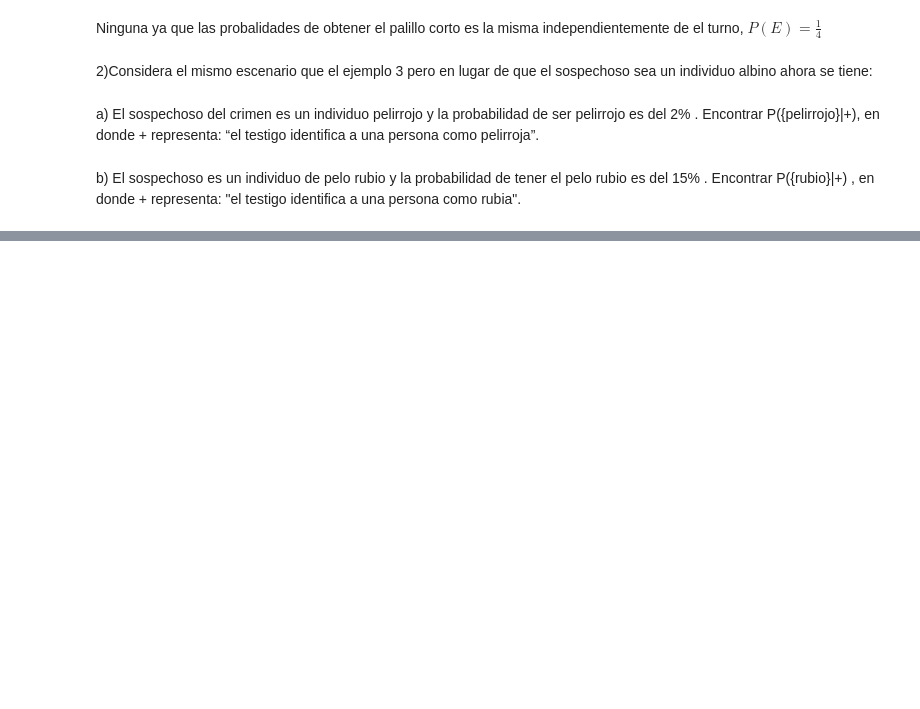
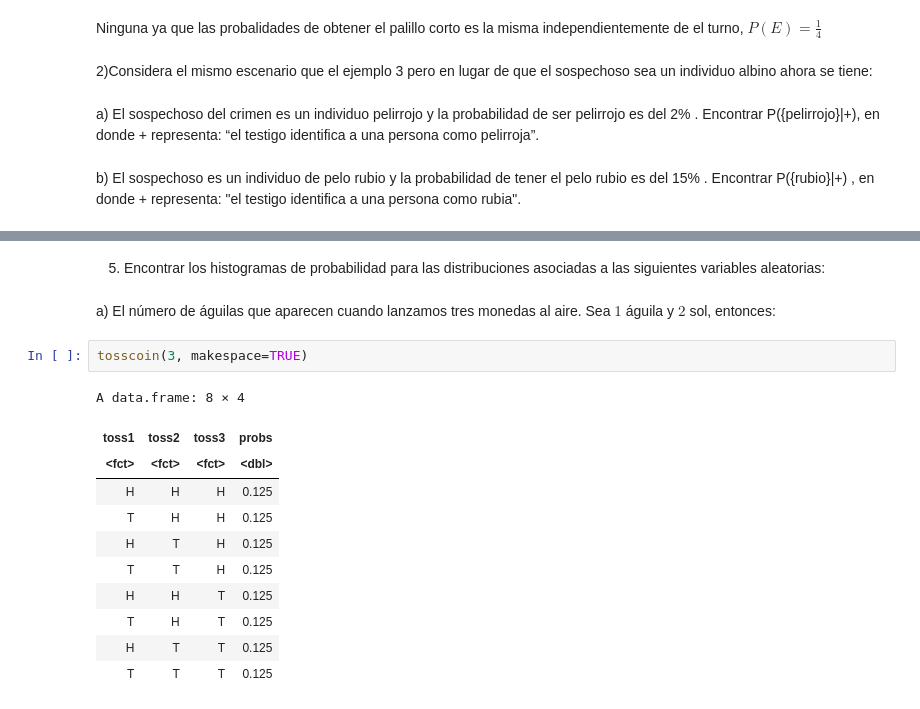
Before and after one commit to carlosgeovany/practicas_propedeutico, a Jupyter notebook: probabilidad_R.ipynb, the cells around one changed output, grey strips where cells are left out. Drawn from its saved outputs; the diff is of its cells as text; blank space fills up the shorter version.

```diff
--- a/probabilidad_R.ipynb
+++ b/probabilidad_R.ipynb
@@ -345,0 +449,19 @@ b) El sospechoso es un individuo de pelo rubio y la probabilidad de tener el pel
+# %% [markdown]
+5) Encontrar los histogramas de probabilidad para las distribuciones asociadas a las siguientes variables aleatorias:
+# %% [markdown]
+a) El número de águilas que aparecen cuando lanzamos tres monedas al aire.
+Sea $1$ águila y $2$ sol, entonces:
+# %%
+tosscoin(3, makespace=TRUE)
+# %% [output]
+A data.frame: 8 × 4
+| toss1 | toss2 | toss3 | probs |
+| <fct> | <fct> | <fct> | <dbl> |
+| H | H | H | 0.125 |
+| T | H | H | 0.125 |
+| H | T | H | 0.125 |
+| T | T | H | 0.125 |
+| H | H | T | 0.125 |
+| T | H | T | 0.125 |
+| H | T | T | 0.125 |
+| T | T | T | 0.125 |
```
Also changed, not shown: parts of 32 cells of this notebook.
